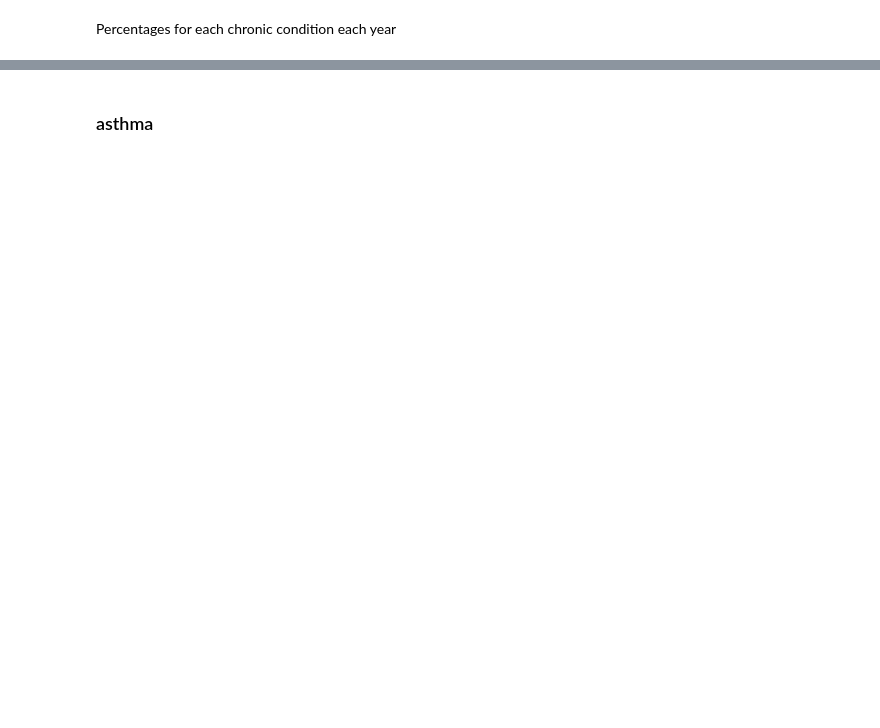
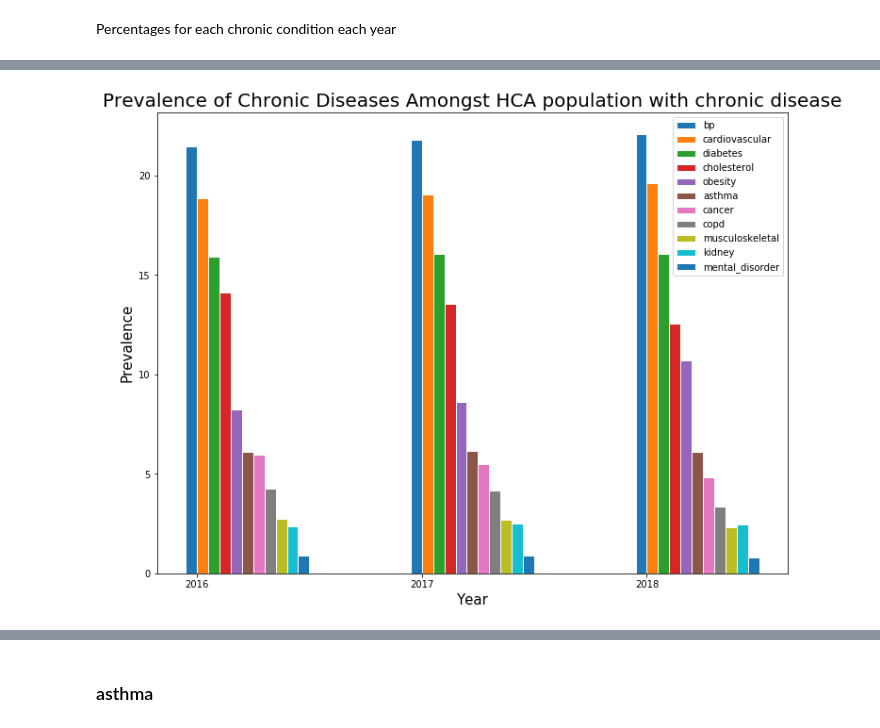
Before and after one commit to capstone2019/Capstone2019, a Jupyter notebook: Questions/Question1.ipynb, the cells around one changed output, grey strips where cells are left out. Cells and saved outputs as stored; diff of their text form; code cells hidden in the pictures; blank space fills up the shorter version.

```diff
--- a/Questions/Question1.ipynb
+++ b/Questions/Question1.ipynb
@@ -111,0 +131,5 @@ percentages
+# %%
+print('Percentage for each chronic condition / total chronic condition each year')
+percentages_chronic = totals_by_year.iloc[:,2:13].div(totals_by_year['chronic_total'], axis=0) * 100
+percentages_chronic.loc[:, 'year'] = ['2016', '2017', '2018']
+percentages_chronic
@@ -112,3 +172,33 @@ percentages
+# %%
+fig = plt.figure(figsize = (12, 9))
+
+ind = np.arange(3)
+ind = np.arange(3)
+width = 0.05
+
+plt.bar(ind, percentages_chronic['bp'], width, label = 'bp',edgecolor='white')
+plt.bar(ind + width * 1, percentages_chronic['cardiovascular'], width, label = 'cardiovascular',edgecolor='white')
+plt.bar(ind + width * 2, percentages_chronic['diabetes'], width, label = 'diabetes',edgecolor='white')
+plt.bar(ind + width * 3, percentages_chronic['cholesterol'], width, label = 'cholesterol',edgecolor='white')
+plt.bar(ind + width * 4, percentages_chronic['obesity'], width, label = 'obesity',edgecolor='white')
+plt.bar(ind + width * 5, percentages_chronic['asthma'], width, label = 'asthma',edgecolor='white')
+plt.bar(ind + width * 6, percentages_chronic['cancer'], width, label = 'cancer',edgecolor='white')
+plt.bar(ind + width * 7, percentages_chronic['copd'], width, label = 'copd',edgecolor='white')
+plt.bar(ind + width * 8, percentages_chronic['musculoskeletal'], width, label = 'musculoskeletal',edgecolor='white')
+plt.bar(ind + width * 9, percentages_chronic['kidney'], width, label = 'kidney',edgecolor='white')
+plt.bar(ind + width * 10, percentages_chronic['mental_disorder'], width, label = 'mental_disorder',edgecolor='white')
+
+# labels
+plt.title('Prevalence of Chronic Diseases Amongst HCA population with chronic disease', size = 20)
+plt.xlabel("Year", size = 15)
+plt.ylabel("Prevalence", size = 15)
+plt.legend(loc='best')
+plt.xticks(ind + width / 2, ('2016', '2017', '2018'))
+
+
+plt.show()
+# %% [output]
+[figure, added]
 # %%
 fig = plt.figure(figsize = (12, 9))
 
```
Also changed, not shown: parts of 32 cells of this notebook.
